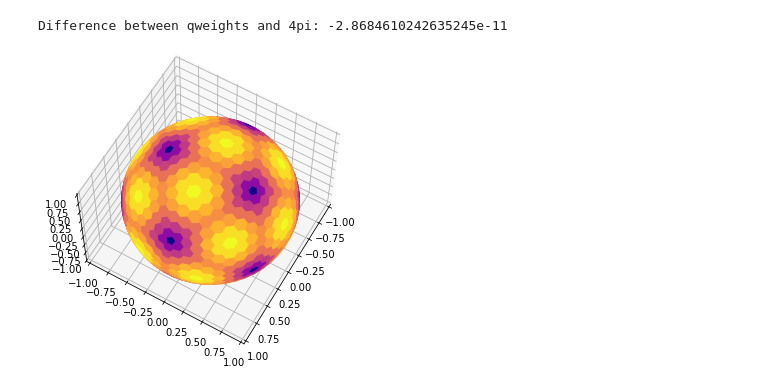
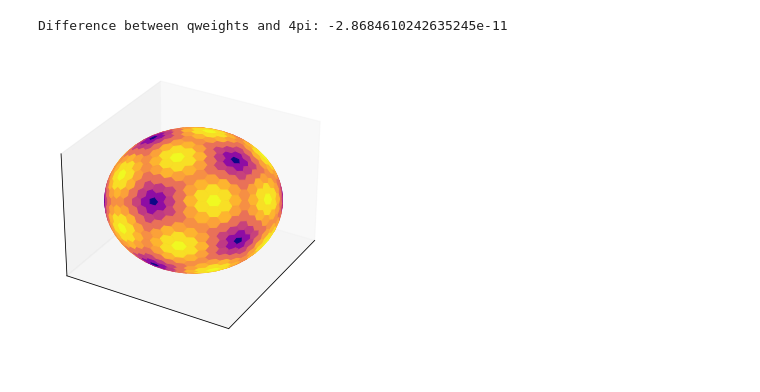
Before and after one commit to camminady/PlatonicSolidsQuadratures, a Jupyter notebook: test.ipynb, the cells around one changed output. Drawn from its saved outputs; the diff is of its cells as text; code cells hidden in the pictures.

Commit message:
Adding images.

```diff
--- a/test.ipynb
+++ b/test.ipynb
@@ -20,22 +20,26 @@ Difference between qweights and 4pi: -2.8684610242635245e-11
 # %%
 fig = plt.figure()
 ax = Axes3D(fig)
 cmap = matplotlib.cm.get_cmap('plasma')
 
 weights -= np.min(weights)
 weights /= np.max(weights)
 nneighbours = [int(sum(neighbours[i,:]>=0)) for i in range(neighbours.shape[0])]
 for i in range(neighbours.shape[0]):
     x = [ptsdual[i,k,0] for k in range(nneighbours[i])]
     y = [ptsdual[i,k,1] for k in range(nneighbours[i])]
     z = [ptsdual[i,k,2] for k in range(nneighbours[i])]
     verts = [list(zip(x,y,z))]
     ax.add_collection3d(Poly3DCollection(verts,color = cmap(weights[i])))
 
 ax.set_xlim([-1,1])
 ax.set_ylim([-1,1])
 ax.set_zlim([-1,1])
-ax.view_init(60, 30)
-plt.show()
+ax.view_init(30, 30)
+ax.set_xticks([])
+ax.set_yticks([])
+ax.set_zticks([])
+
+plt.savefig("ico10.pdf")
 # %% [output]
-[figure, old version]
+[figure, new version]
```
Also changed, not shown: parts of 1 cell of this notebook, 2 other files.
